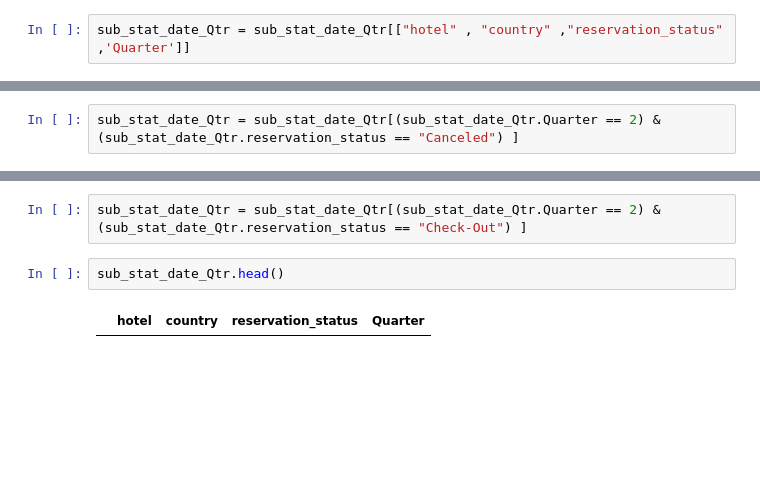
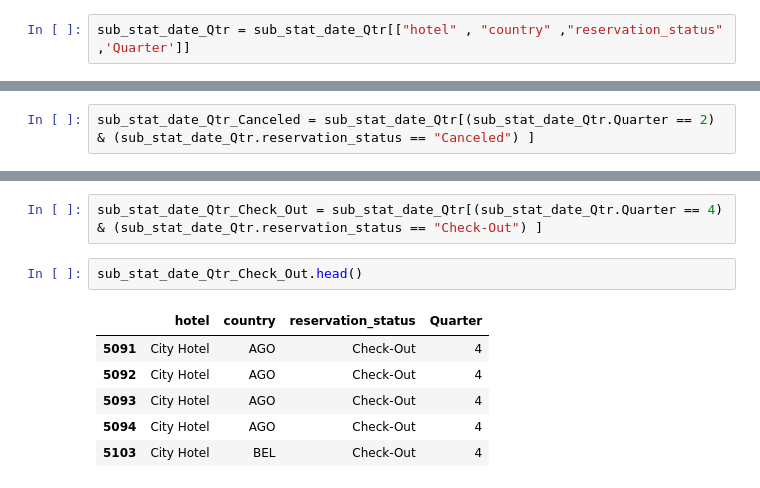
Before and after one commit to sharozraees802/data-ware-housing, a Jupyter notebook: Code/datawarehouseproject.ipynb, the cells around one changed output, grey strips where cells are left out. Cells and saved outputs as stored; diff of their text form; blank space fills up the shorter version.

```diff
--- a/Code/datawarehouseproject.ipynb
+++ b/Code/datawarehouseproject.ipynb
@@ -389,3 +433,3 @@ sub_stat_date_Qtr = sub_stat_date_Qtr[["hotel" , "country" ,"reservation_status"
 # %%
-sub_stat_date_Qtr = sub_stat_date_Qtr[(sub_stat_date_Qtr.Quarter == 2) & (sub_stat_date_Qtr.reservation_status == "Canceled") ]
+sub_stat_date_Qtr_Canceled = sub_stat_date_Qtr[(sub_stat_date_Qtr.Quarter == 2) & (sub_stat_date_Qtr.reservation_status == "Canceled") ]
 # %%
@@ -400,6 +448,11 @@ sub_stat_date_Qtr.head()
 # %%
-sub_stat_date_Qtr = sub_stat_date_Qtr[(sub_stat_date_Qtr.Quarter == 2) & (sub_stat_date_Qtr.reservation_status == "Check-Out") ]
+sub_stat_date_Qtr_Check_Out = sub_stat_date_Qtr[(sub_stat_date_Qtr.Quarter == 4) & (sub_stat_date_Qtr.reservation_status == "Check-Out") ]
 # %%
-sub_stat_date_Qtr.head()
+sub_stat_date_Qtr_Check_Out.head()
 # %% [output]
 |  | hotel | country | reservation_status | Quarter |
+| 5091 | City Hotel | AGO | Check-Out | 4 |
+| 5092 | City Hotel | AGO | Check-Out | 4 |
+| 5093 | City Hotel | AGO | Check-Out | 4 |
+| 5094 | City Hotel | AGO | Check-Out | 4 |
+| 5103 | City Hotel | BEL | Check-Out | 4 |
```
Also changed, not shown: parts of 13 cells of this notebook.
